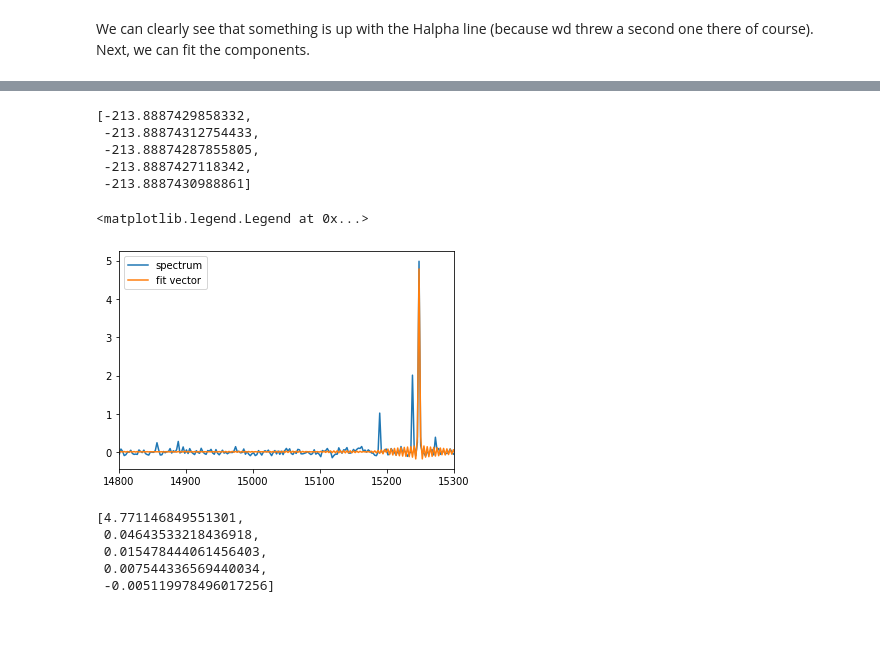
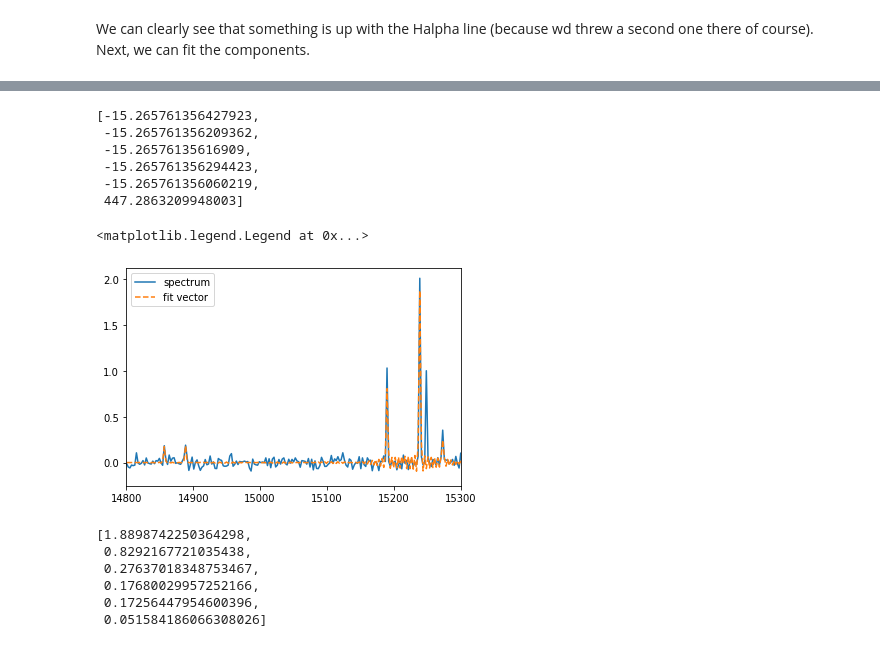
Before and after one commit to crhea93/LUCI, a Jupyter notebook: Examples/Double-Component-Fit.ipynb, the cells around one changed output, grey strips where cells are left out. Cells and saved outputs as stored; diff of their text form; code cells hidden in the pictures.

```diff
--- a/Examples/Double-Component-Fit.ipynb
+++ b/Examples/Double-Component-Fit.ipynb
@@ -22,13 +22,13 @@ velocity = 0  # km/s
 broadening = 10  # km/s
 filter_ = 'SN3'
 resolution = 5000
-snr = 100
+snr = 50
 
 spectrum_axis, spectrum = Spectrum(lines, fit_function, ampls, velocity, broadening, filter_, resolution, snr).create_spectrum()
 # %%
 # Now create the second spectrum and add them together
 lines = ['Halpha']
-ampls = [5]  # Just randomly chosen
+ampls = [1]  # Just randomly chosen
 velocity = 200  # km/s
 
 spectrum_axis2, spectrum2 = Spectrum(lines, fit_function, ampls, velocity, broadening, filter_, resolution, snr).create_spectrum()
@@ -72,12 +72,12 @@ sky_corr_scale = np.max(sky_corr)
 sky_corr = sky_corr/sky_corr_scale
 # %%
 fit = lfit.Fit(spectrum, spectrum_axis, wavenumbers_syn, 'sincgauss',
-               #['Halpha', 'Halpha', 'NII6583', 'NII6548','SII6716', 'SII6731'],
-               #[1,2,1,1,1,1], [1,2,1,1,1,1],
-               ['Halpha', 'NII6583', 'NII6548','SII6716', 'SII6731'],
-               [1,1,1,1,1], [1,1,1,1,1],
+               ['Halpha', 'NII6583', 'NII6548','SII6716', 'SII6731', 'Halpha'],
+               [1,1,1,1,1,2], [1,1,1,1,1,1],
+               #['Halpha', 'NII6583', 'NII6548','SII6716', 'SII6731'],
+               #[1,1,1,1,1], [1,1,1,1,1],
                keras.models.load_model('/home/carterrhea/Documents/LUCI/ML/R5000-PREDICTOR-I-SN3'),
-
+               bayes_bool=False
                  )
 fit_dict = fit.fit()
 # %% [output]
@@ -100,24 +85,26 @@ WARNING:tensorflow:SavedModel saved prior to TF 2.5 detected when loading Keras
 # %%
 fit_dict['velocities']
 # %% [output]
-[-213.8887429858332,
- -213.88874312754433,
- -213.88874287855805,
- -213.8887427118342,
- -213.8887430988861]
+[-15.265761356427923,
+ -15.265761356209362,
+ -15.26576135616909,
+ -15.265761356294423,
+ -15.265761356060219,
+ 447.2863209948003]
 # %%
 plt.plot(spectrum_axis, spectrum, label='spectrum')
-plt.plot(spectrum_axis, fit_dict['fit_vector'], label='fit vector')
+plt.plot(spectrum_axis, fit_dict['fit_vector'], label='fit vector', linestyle='--')
 plt.xlim(14800, 15300)
 plt.legend()
 # %% [output]
 <matplotlib.legend.Legend at 0x...>
-[figure, old version]
+[figure, new version]
 # %%
 fit_dict['amplitudes']
 # %% [output]
-[4.771146849551301,
- 0.04643533218436918,
- 0.015478444061456403,
- 0.007544336569440034,
- -0.005119978496017256]
+[1.8898742250364298,
+ 0.8292167721035438,
+ 0.27637018348753467,
+ 0.17680029957252166,
+ 0.17256447954600396,
+ 0.051584186066308026]
```
Also changed, not shown: parts of 2 cells of this notebook, 6 other files.
